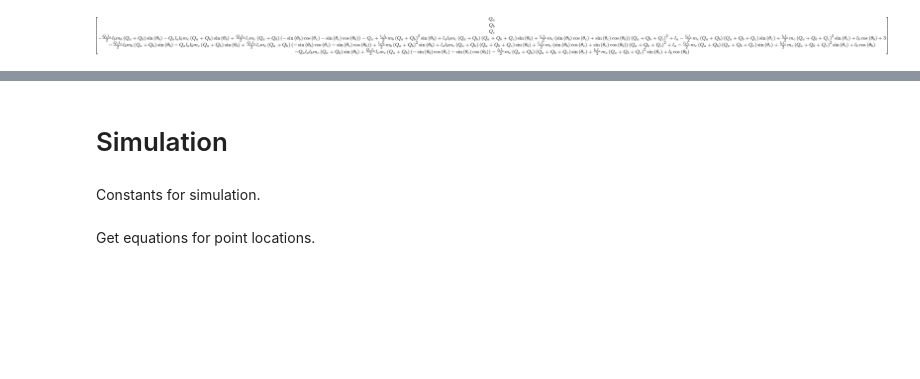
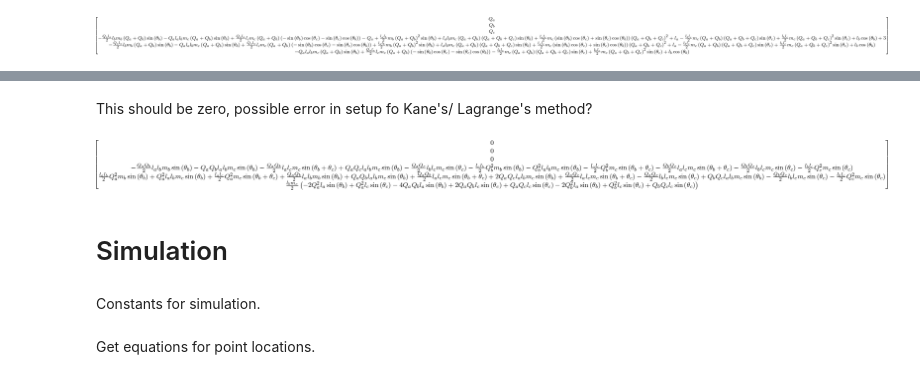
Before and after one commit to jgoppert/control-systems, a Jupyter notebook: 4 Bar.ipynb, the cells around one changed output, grey strips where cells are left out. Cells and saved outputs as stored; diff of their text form; code cells hidden in the pictures; blank space fills up the shorter version.

Commit message:
Working on comparing two methods.

```diff
--- a/4 Bar.ipynb
+++ b/4 Bar.ipynb
@@ -131,7 +132,8 @@ lm.mass_matrix_full.subs(x_no_t_sub)
 # %% [output]
 [figure]
 # %%
-lm.forcing_full.subs(x_no_t_sub)
+lm_forcing_full = lm.forcing_full.subs(x_no_t_sub)
+lm_forcing_full
 # %% [output]
 [figure]
 # %% [markdown]
@@ -154,4 +160,5 @@ km.mass_matrix_full.subs(x_no_t_sub)
 # %%
-km.forcing_full.subs(x_no_t_sub)
+km_forcing_full = km.forcing_full.subs(x_no_t_sub)
+km_forcing_full
 # %% [output]
 [figure]
@@ -158,3 +169,9 @@ km.forcing_full.subs(x_no_t_sub)
+# %% [markdown]
+This should be zero, possible error in setup fo Kane's/ Lagrange's method?
+# %%
+(km_forcing_full - lm_forcing_full[0:6,0]).applyfunc(lambda expr: expr.expand(trig=True).simplify())
+# %% [output]
+[figure, added]
 # %% [markdown]
 # Simulation
 # %% [markdown]
```
Also changed, not shown: parts of 7 cells of this notebook.
